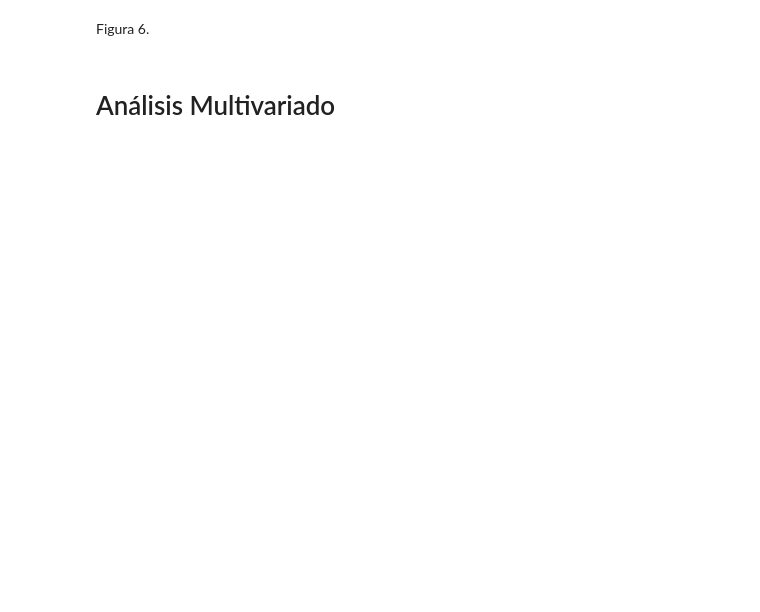
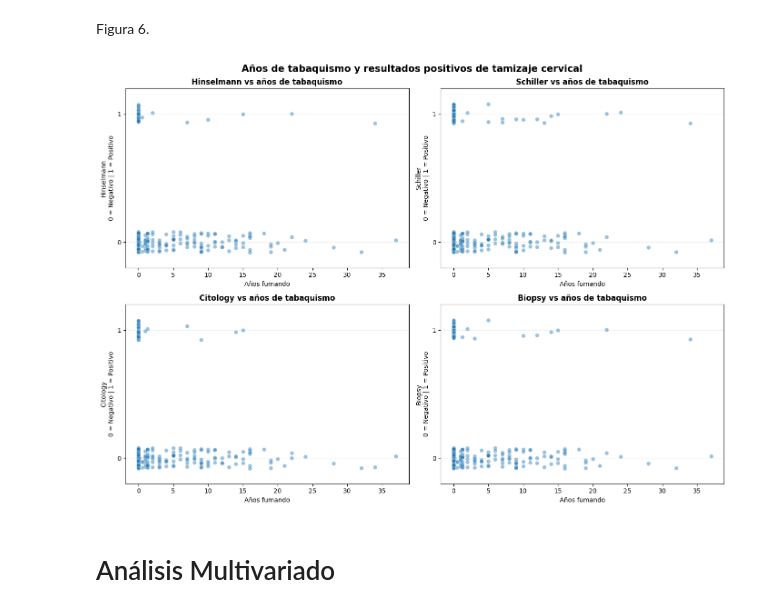
Before and after one commit to mareylugo/ICD-2026, a Jupyter notebook: Practica_1_Cervical_cancer_risk_factors.ipynb, the cells around one changed output. Cells and saved outputs as stored; diff of their text form; code cells hidden in the pictures; blank space fills up the shorter version.

```diff
--- a/Practica_1_Cervical_cancer_risk_factors.ipynb
+++ b/Practica_1_Cervical_cancer_risk_factors.ipynb
@@ -575,4 +601,71 @@ Comparación de casos positivos por variable objetivo y hábito de fumar:
 # %% [markdown]
 Figura 6.
+# %%
+target_vars = ['Hinselmann', 'Schiller', 'Citology', 'Biopsy']
+smoking_var = 'Smokes (years)'
+
+df_scatter = df[target_vars + [smoking_var]].copy()
+
+# Convertir a numérico
+for col in target_vars + [smoking_var]:
+    df_scatter[col] = pd.to_numeric(df_scatter[col], errors='coerce')
+
+# Crear figura
+fig, axes = plt.subplots(
+    2, 2,
+    figsize=(14, 10)
+)
+
+axes = axes.flatten()
+
+for i, target in enumerate(target_vars):
+
+    data = df_scatter.dropna(subset=[target, smoking_var]).copy()
+
+    # Jitter vertical para separar visualmente los puntos
+    np.random.seed(42)
+    data['target_jitter'] = (
+        data[target] +
+        np.random.uniform(-0.08, 0.08, size=len(data))
+    )
+
+    sns.scatterplot(
+        data=data,
+        x=smoking_var,
+        y='target_jitter',
+        alpha=0.45,
+        s=40,
+        ax=axes[i]
+    )
+
+    axes[i].set_title(
+        f'{target} vs años de tabaquismo',
+        fontsize=12,
+        fontweight='bold'
+    )
+
+    axes[i].set_xlabel('Años fumando')
+    axes[i].set_ylabel(
+        f'{target}\n0 = Negativo | 1 = Positivo'
+    )
+
+    axes[i].set_yticks([0, 1])
+    axes[i].set_ylim(-0.2, 1.2)
+
+    axes[i].grid(
+        axis='y',
+        alpha=0.2
+    )
+
+plt.suptitle(
+    'Años de tabaquismo y resultados positivos de tamizaje cervical',
+    fontsize=15,
+    fontweight='bold'
+)
+
+plt.tight_layout()
+plt.show()
+# %% [output]
+[figure, added]
 # %% [markdown]
 # Análisis Multivariado
```
Also changed, not shown: parts of 2 cells of this notebook.
